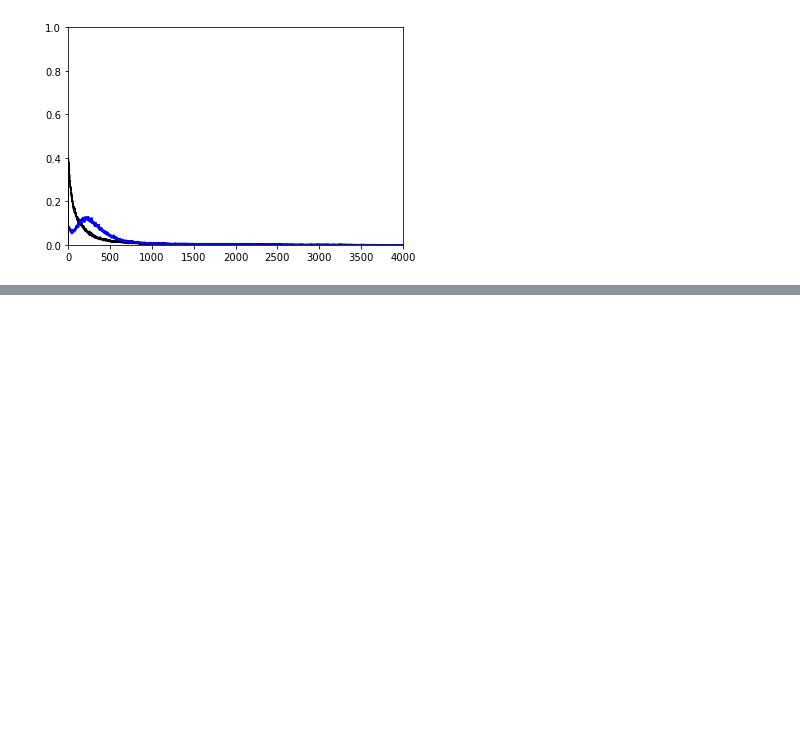
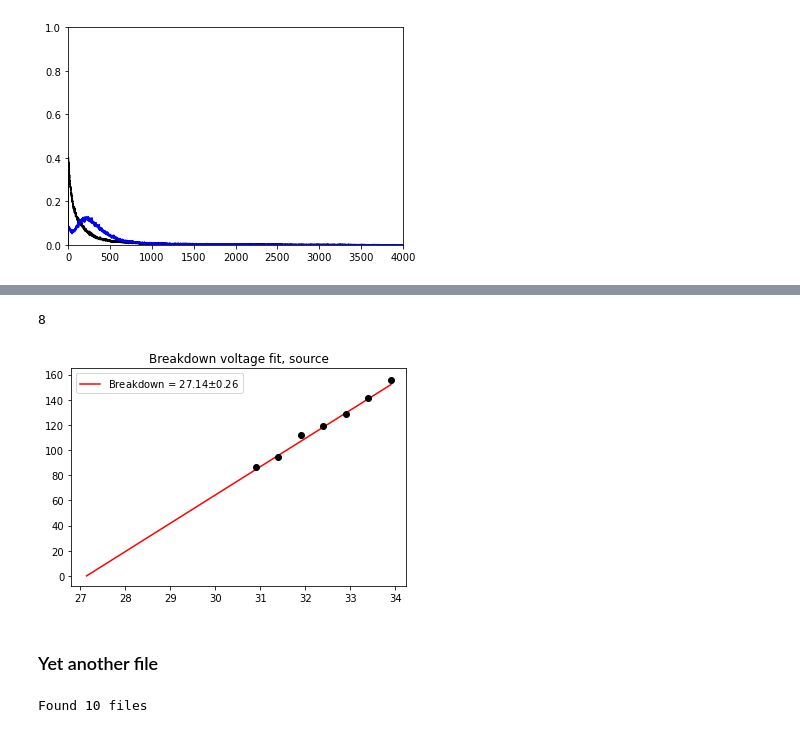
Before and after one commit to Moore-Lab/purity-monitor-analysis, a Jupyter notebook: SiPMAnalysis/Gain_fits.ipynb, the cells around one changed output, grey strips where cells are left out. Cells and saved outputs as stored; diff of their text form; code cells hidden in the pictures; blank space fills up the shorter version.

```diff
--- a/SiPMAnalysis/Gain_fits.ipynb
+++ b/SiPMAnalysis/Gain_fits.ipynb
@@ -394,0 +656,4 @@ Working on file #0: /gpfs/gibbs/project/david_moore/mpw46/purity_monitor/2023021
+# %%
+len(gain_vs_volts_9['source'])
+# %% [output]
+8
@@ -394,0 +662,36 @@ Working on file #0: /gpfs/gibbs/project/david_moore/mpw46/purity_monitor/2023021
+# %%
+##### print(gain_vs_volts) ## 2nd array - last value looks WAY off
+wavelengths = ['source']
+# gain_vs_volts[wavelengths] = np.asarray(gain_vs_volts[wavelengths])
+
+for wl in wavelengths:
+    breakdown, break_cov = find_bv(gain_vs_volts_9, wl)
+
+    bv_data = np.asarray(gain_vs_volts_9[wl])
+    plt.figure()
+    plt.errorbar(bv_data[:,0], bv_data[:,1], yerr=bv_data[:,2], fmt='ko')
+    x_bv = np.linspace(breakdown[1], np.max(bv_data[:,0]), 100)
+    plt.plot(x_bv, lin_fun(x_bv,*breakdown), 'r', label="Breakdown = %.2f$\pm$%.2f"%(breakdown[1], np.sqrt(break_cov[1,1])))
+    plt.title("Breakdown voltage fit, {}".format(wl))
+    plt.legend()
+    plt.show()
+
+# wl_to_use = gain_vs_volts[:,3] == 405 ###### was this only to select 405 nm data?
+# print(wl_to_use)
+# print(np.array(gain_vs_volts[wl_to_use,:]))
+# %% [output]
+[figure, added]
+# %% [markdown]
+### Yet another file
+# %%
+#path = r"C:/Data/20220630/LXe_Full_E_field_-2kV_source_reposition_Gain_source_removed/"
+path_11 = '/gpfs/gibbs/project/david_moore/mpw46/purity_monitor/20230213/step11/'
+SRS_gain_11 = 10 # gain on the SRS bandpass filter
+# peak_threshold = 700 # upper bound of pedestal
+# breakdown = 27.4 # breakdown voltage of the SiPM
+pedestal_11 = 275 # center of noise pedestal peak
+
+file_list_11 = natsort.realsorted(glob.glob(path_11 + "mca_*.h5"))[::-1]
+print("Found %d files"%len(file_list_11))
+# %% [output]
+Found 10 files
```
Also changed, not shown: parts of 15 cells of this notebook.
